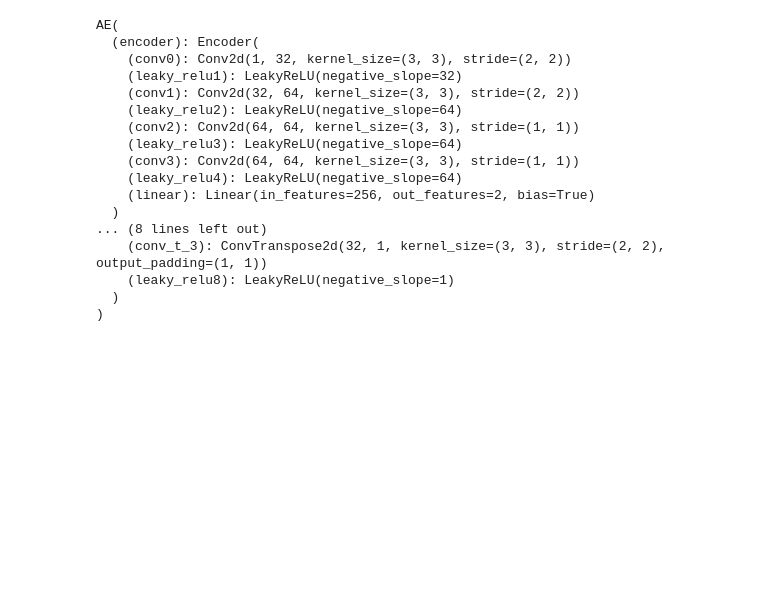
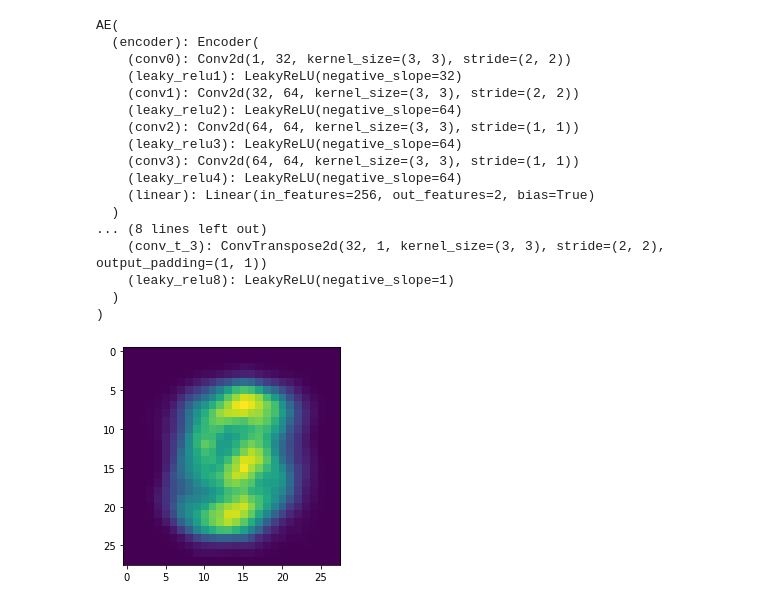
Before and after one commit to satani99/generative_deep_learning, a Jupyter notebook: 03_variational_autoencoders.ipynb, the cells around one changed output. Cells and saved outputs as stored; diff of their text form; code cells hidden in the pictures; blank space fills up the shorter version.

```diff
--- a/03_variational_autoencoders.ipynb
+++ b/03_variational_autoencoders.ipynb
@@ -160,3 +210,47 @@ AE(
     (leaky_relu8): LeakyReLU(negative_slope=1)
   )
 )
+# %%
+model_1 = AE_One()
+
+loss_function = nn.MSELoss()
+
+optimizer = torch.optim.Adam(model_1.parameters(),
+                             lr = 1e-1,
+                             weight_decay = 1e-8)
+# %%
+epochs = 20
+losses = []
+
+for epoch in range(epochs):
+  for (image, _) in loader:
+
+    image = image.reshape(-1, 28*28)
+    reconstructed = model_1(image)
+    # print(image.shape)
+    # print(reconstructed.shape)
+    loss = loss_function(reconstructed, image)
+    optimizer.zero_grad()
+    loss.backward()
+    optimizer.step()
+
+    losses.append(loss)
+
+# plt.style.use('fivethirtyeight')
+# plt.xlabel('Iterations')
+# plt.ylabel('Loss')
+
+# plt.plot(losses[-100:])
+# %%
+for i, item in enumerate(image):
+
+# Reshape the array for plotting
+  item = item.reshape(-1, 28, 28)
+  plt.imshow(item[0])
+
+for i, item in enumerate(reconstructed):
+  item = item.reshape(-1, 28, 28)
+  # print(item.shape)
+  plt.imshow(item[0].detach().numpy())
+# %% [output]
+[figure, added]
```
Also changed, not shown: parts of 3 cells of this notebook.
